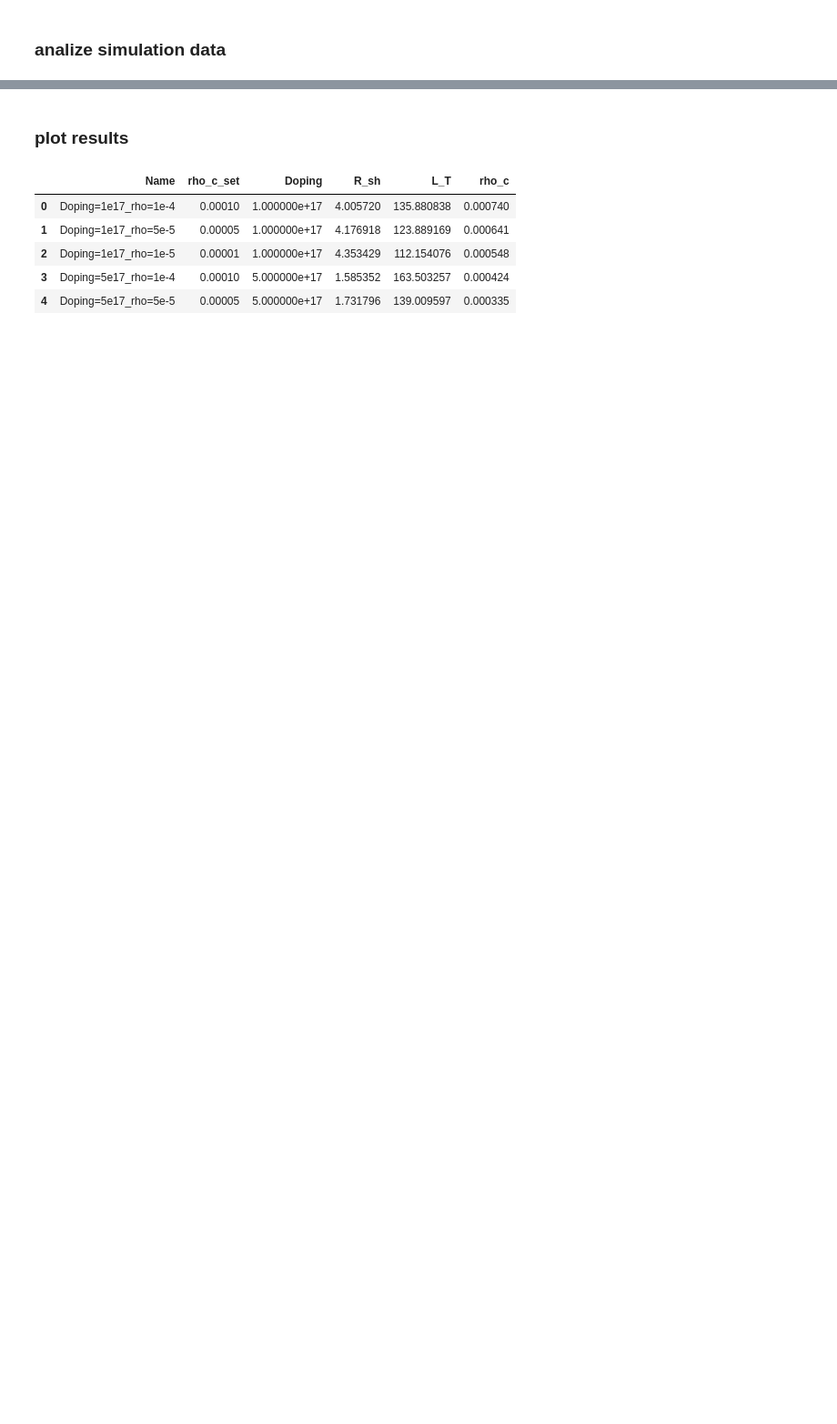
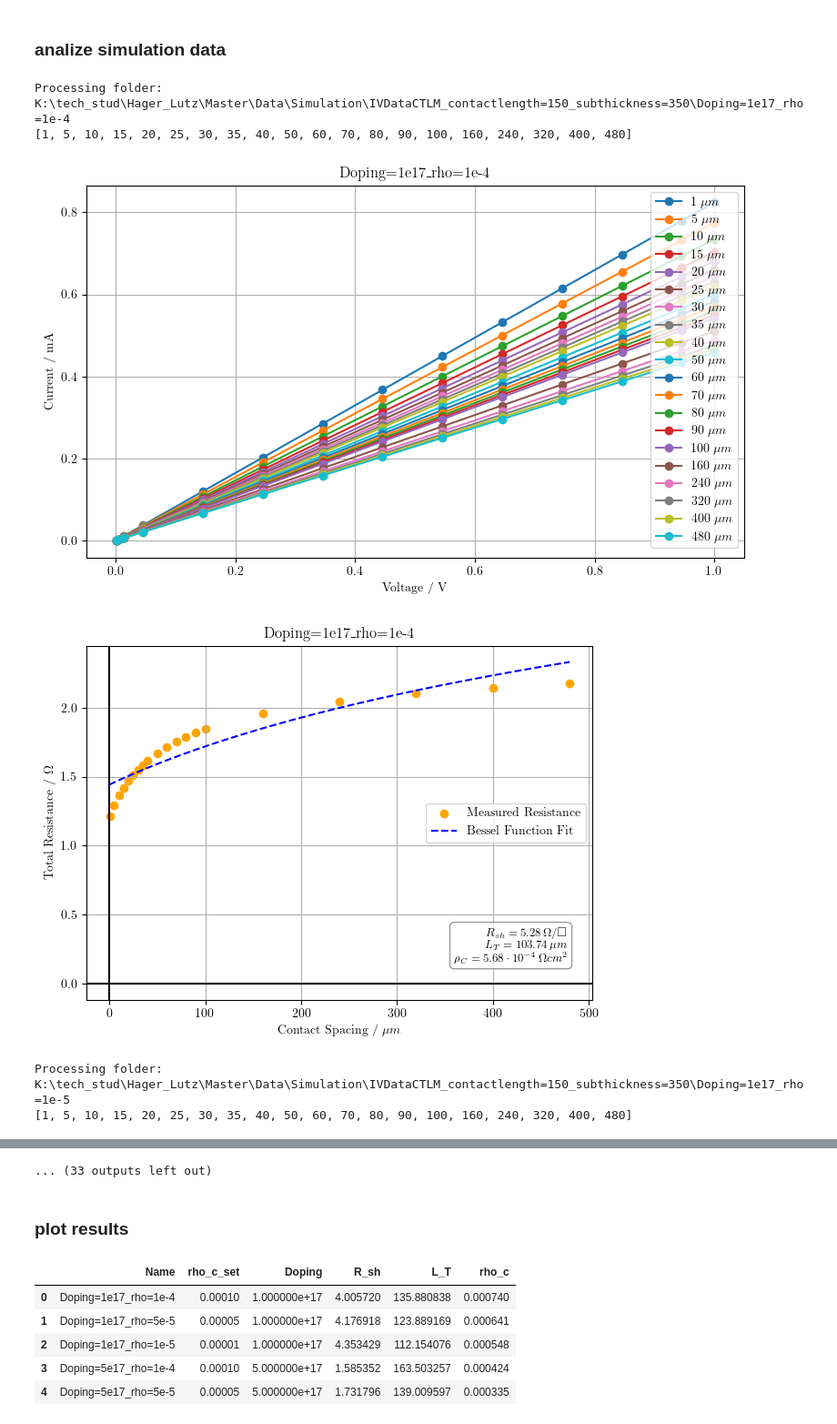
Before and after one commit to XXLutz13/Master_data, a Jupyter notebook: TLM-CTLM/cTLM_simulation_data.ipynb, the cells around one changed output, grey strips where cells are left out. Shown at 91% size. Drawn from its saved outputs; the diff is of its cells as text; code cells hidden in the pictures; blank space fills up the shorter version.

```diff
--- a/TLM-CTLM/cTLM_simulation_data.ipynb
+++ b/TLM-CTLM/cTLM_simulation_data.ipynb
@@ -148,31 +144,41 @@ for folder in os.listdir(parent_folder):
     if os.path.isdir(folder_path):
         print(f"Processing folder: {folder_path}")
 
         list_of_measurements = TLMREADER(folder_path).get_simulation_data()
         list_of_measurements = dict(sorted(list_of_measurements.items()))
 
         # keys_to_remove = [1, 5, 10, 15, 20, 25, 30, 35]
         # for k in keys_to_remove:
         #     list_of_measurements.pop(k, None)
 
         r_inner = 150
         distances = list(map(int, list_of_measurements.keys()))
         print(distances)
 
         R_list = get_R_from_lin_fit(list_of_measurements)
         plot_IV_curves(list_of_measurements, folder_path)
 
-        doping = float(re.search(r'Doping=(\d+e[-+]?\d+)', folder).group(1))
+        # doping = float(re.search(r'Doping=(\d+e[-+]?\d+)', folder).group(1))
+        # R_sh_sim = get_Rsh(doping)
+        # rho_c = float(re.search(r'rho=(\d+e[-+]?\d+)', folder).group(1))
+        # L_T_sim = np.sqrt(rho_c/R_sh_sim) * 10000
 
         fit_params = plot_ctlm_fit(distances, R_list, r_inner, folder_path)
         results.append({
             'Name': folder,
             'rho_c_set': float(re.search(r'rho=(\d+e[-+]?\d+)', folder).group(1)) if re.search(r'rho=(\d+e[-+]?\d+)', folder) else None,
             'Doping': float(re.search(r'Doping=(\d+e[-+]?\d+)', folder).group(1)) if re.search(r'Doping=(\d+e[-+]?\d+)', folder) else None,
             'R_sh': fit_params[0],
             'L_T': fit_params[1],
             'rho_c': fit_params[2]
         })
 
 results_df = pd.DataFrame(results)
 results_df.to_csv(os.path.join(parent_folder, 'ctlm_fit_results.csv'), index=False)
+# %% [output]
+Processing folder: K:\tech_stud\Hager_Lutz\Master\Data\Simulation\IVDataCTLM_contactlength=150_subthickness=350\Doping=1e17_rho=1e-4
+[1, 5, 10, 15, 20, 25, 30, 35, 40, 50, 60, 70, 80, 90, 100, 160, 240, 320, 400, 480]
+[figure, added]
+[figure, added]
+Processing folder: K:\tech_stud\Hager_Lutz\Master\Data\Simulation\IVDataCTLM_contactlength=150_subthickness=350\Doping=1e17_rho=1e-5
+[1, 5, 10, 15, 20, 25, 30, 35, 40, 50, 60, 70, 80, 90, 100, 160, 240, 320, 400, 480]
@@ -179,3 +195,4 @@ results_df.to_csv(os.path.join(parent_folder, 'ctlm_fit_results.csv'), index=Fal
+... (33 outputs left out)
 # %% [markdown]
 ### plot results
 # %%
```
Also changed, not shown: parts of 2 cells of this notebook.
